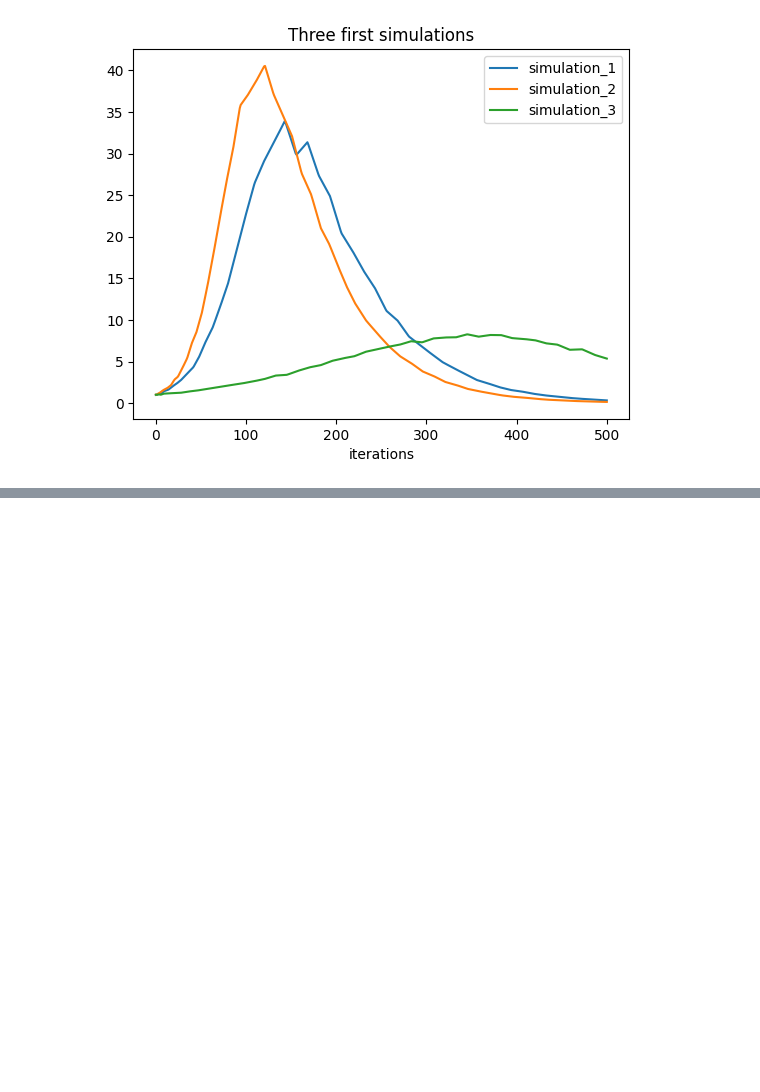
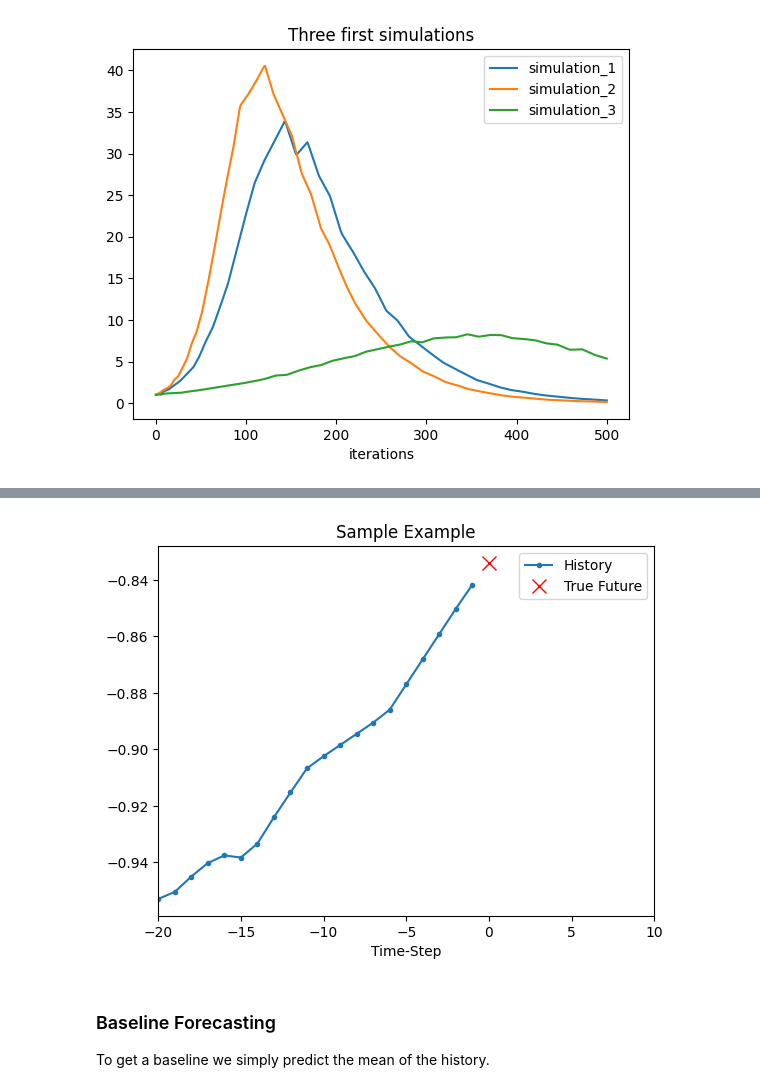
Before and after one commit to kallefrisk/Schoolwork, a Jupyter notebook: Python/DeepLearning/Recurrent_Neural_Net_Demonstration.ipynb, the cells around one changed output, grey strips where cells are left out. Saved outputs shown, nothing was run; the diff lists cells and outputs as text; code cells hidden in the pictures; blank space fills up the shorter version.

```diff
--- a/Python/DeepLearning/Recurrent_Neural_Net_Demonstration.ipynb
+++ b/Python/DeepLearning/Recurrent_Neural_Net_Demonstration.ipynb
@@ -64,0 +116,10 @@ The shape of the training and test datasets: (135, 501) (15, 501)
+# %%
+univariate_past_history = 20 # Days
+univariate_future_target = 0 # Current day
+
+x_train_uni, y_train_uni = time_series(uni_data, 0, TRAIN_SPLIT,
+                                           univariate_past_history,
+                                           univariate_future_target)
+x_val_uni, y_val_uni = time_series(uni_data, TRAIN_SPLIT, len(uni_data),
+                                       univariate_past_history,
+                                       univariate_future_target)
@@ -64,0 +153,33 @@ The shape of the training and test datasets: (135, 501) (15, 501)
+# %%
+def create_time_steps(length):
+    return [i for i in range(-length, 0)]
+
+def show_plot(plot_data: np.ndarray, delta: float, title: str):
+    labels = ['History', 'True Future', 'Model Prediction']
+    marker = ['.-', 'rx', 'go']
+    time_steps = create_time_steps(plot_data[0].shape[0])
+
+    fig, ax = plt.subplots()
+    if delta:
+        future = delta
+    else:
+        future = 0
+    ax.set_title(title)
+    for i, x in enumerate(plot_data):
+        if i:
+            ax.plot(future, plot_data[i], marker[i], markersize=10,label=labels[i])
+        else:
+            ax.plot(time_steps, plot_data[i].flatten(), marker[i], label=labels[i])
+    ax.legend()
+    ax.set_xlim([time_steps[0], (future+5)*2])
+    ax.set_xlabel('Time-Step')
+    return fig, ax
+# %%
+fig, ax = show_plot([x_train_uni[0], y_train_uni[0]], 0, 'Sample Example')
+plt.show()
+# %% [output]
+[figure, added]
+# %% [markdown]
+### Baseline Forecasting
+
+To get a baseline we simply predict the mean of the history.
```
Also changed, not shown: parts of 18 cells of this notebook.
